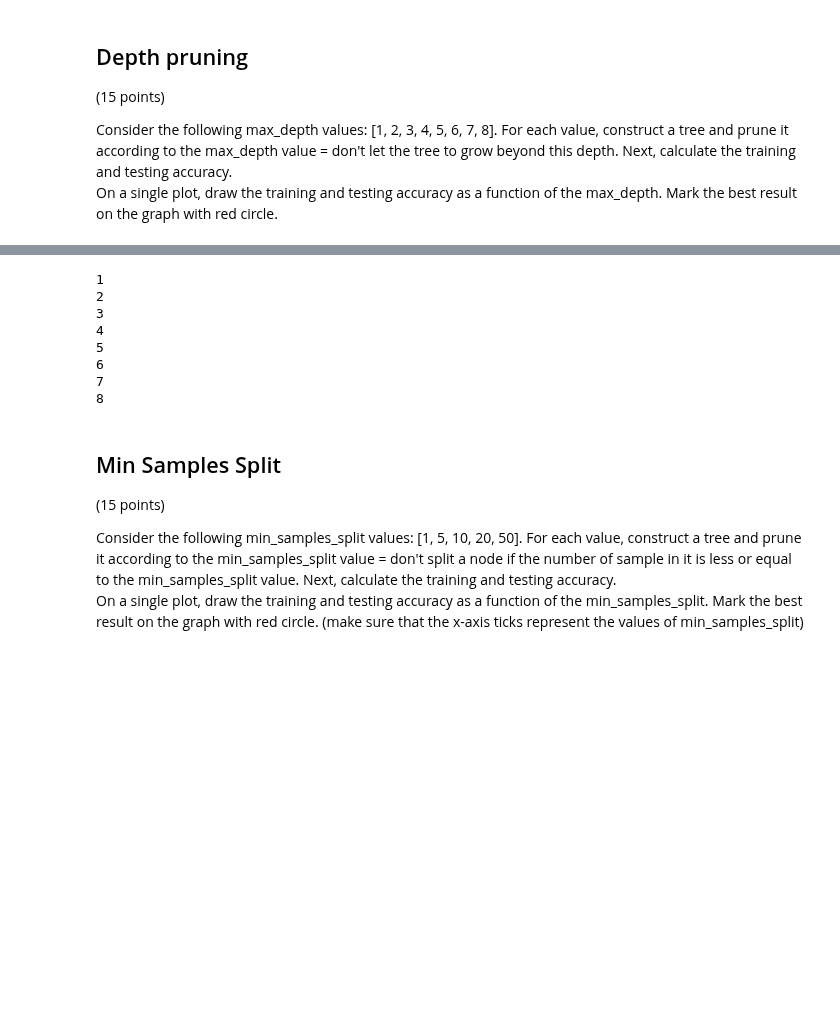
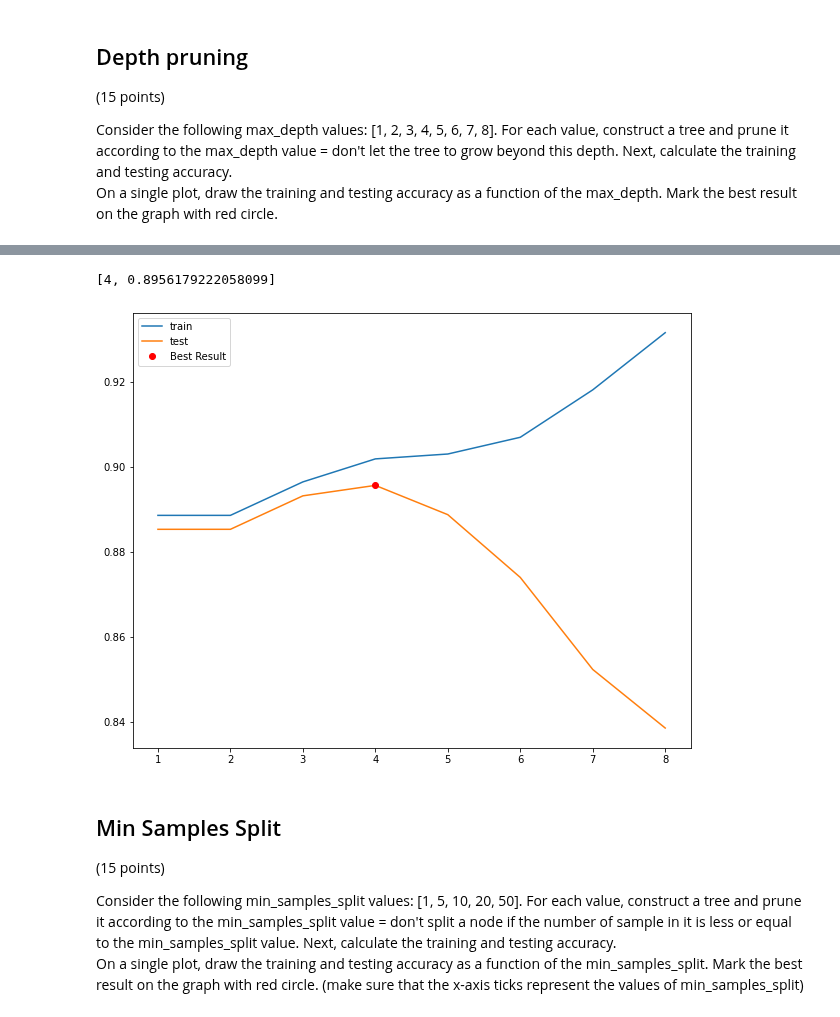
Before and after one commit to Oren-Ben/IDC, a Jupyter notebook: machine_learning/hw2/hw2_204079453_205714447.ipynb, the cells around one changed output, grey strips where cells are left out. Drawn from its saved outputs; the diff is of its cells as text; code cells hidden in the pictures; blank space fills up the shorter version.

```diff
--- a/machine_learning/hw2/hw2_204079453_205714447.ipynb
+++ b/machine_learning/hw2/hw2_204079453_205714447.ipynb
@@ -326,14 +308,14 @@ class DecisionNode:
     functionality as described above. It is highly recommended that you
     first read and understand the entire exercise before diving into this class.
     """
-    def __init__(self, data, value ,feature=None):
+    def __init__(self, data, value, feature,depth=0):
         self.feature = feature # column index of criteria being tested
         self.data = data
         self.value = value
         self.feature_values = []
         self.impurity = None
         self.children = []
-        self.depth = 0
+        self.depth = depth
         self.is_leaf = False
         self.used_features = []
         self.pred = None
@@ -363,15 +345,15 @@ class DecisionNode:
     def set_children(self):
         for value in self.feature_values:
             data = self.data[self.data[:,self.feature]==value]
-            self.add_child(DecisionNode(data,value))
-        self.depth += 1
+            self.add_child(DecisionNode(data, value, self.feature,self.depth + 1))
+        #self.depth += 1
 
     # edge case label that apear only in the test?
     def set_pred(self):
         labels_value, labels_value_count = np.unique(self.data[:, -1],return_counts=True)
         self.pred = labels_value[np.argmax(labels_value_count)] # if there is a tie between the lable the lable will be the first
 # %%
-node = DecisionNode(X_train,'ROOT')
+node = DecisionNode(X_train,'ROOT',0)
 # %%
 best = node.best_feature_to_split(calc_gini,gain_ratio=False)
 print(best)
@@ -425,12 +407,11 @@ def build_tree(data, impurity, gain_ratio=False, min_samples_split=1, max_depth=
 
     Output: the root node of the tree.
     """
-    root = None
     ###########################################################################
     # TODO: Implement the function.                                           #
     ###########################################################################
     q = deque()
-    root = DecisionNode(data,'ROOT')
+    root = DecisionNode(data,'ROOT',0)
     q.append(root)
     tree_depth = 0
 
@@ -444,6 +425,7 @@ def build_tree(data, impurity, gain_ratio=False, min_samples_split=1, max_depth=
             current_node.set_pred()
             current_node.is_leaf = True
             tree_depth = max(tree_depth, current_node.depth)
+
         else:
 
             # finiding the best feature:
@@ -709,15 +674,25 @@ stop
 # %%
+tree_dict = {}
+best_result = [0,0]
 for depth in range(1,9):
-    build_tree(data=X_train, impurity=calc_entropy, gain_ratio=True, max_depth=depth)
+    tree = build_tree(data=X_train, impurity=calc_entropy, gain_ratio=True, max_depth=depth)
+    accuracy_train = calc_accuracy(tree,X_train)
+    accuracy_test = calc_accuracy(tree,X_test)
+    if accuracy_test > best_result[1]:
+        best_result[0] = depth
+        best_result[1] = accuracy_test
+    tree_dict[depth] = [accuracy_train,accuracy_test]
-# %% [output]
-1
-2
-3
-4
-5
-6
-7
-8
+# %%
+best_result
+# %% [output]
+[4, 0.8956179222058099]
+# %%
+plt.plot(tree_dict.keys(), tree_dict.values())
+plt.plot([best_result[0]],[best_result[1]], 'o', c='r')
+plt.legend(['train','test',"Best Result"])
+plt.show()
+# %% [output]
+[figure, added]
 # %% [markdown]
 ## Min Samples Split
 
```
Also changed, not shown: parts of 16 cells of this notebook.
